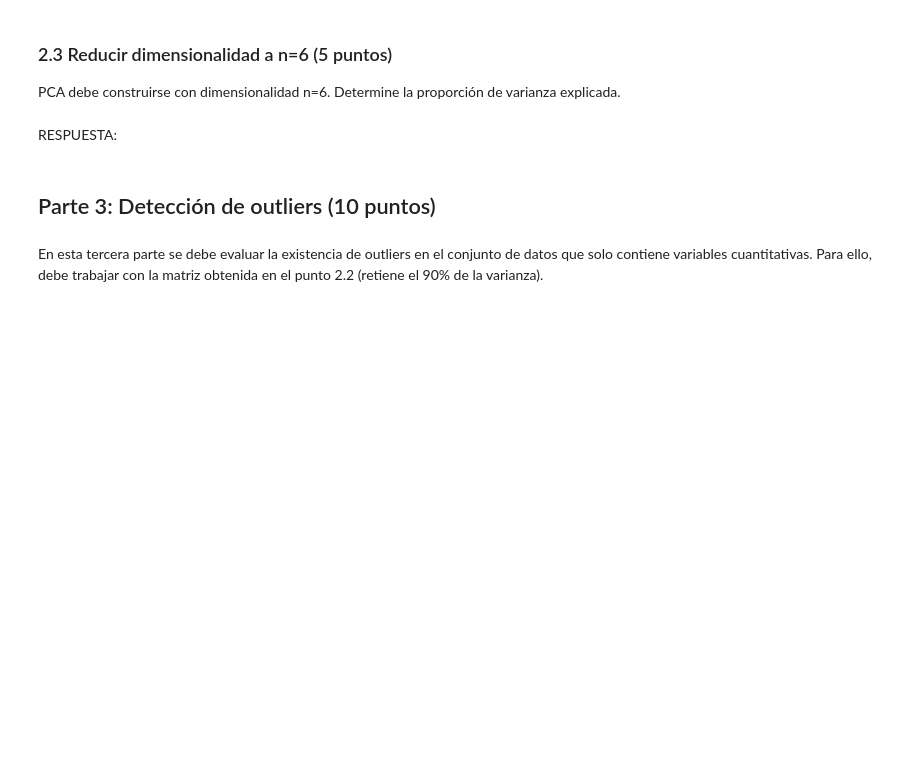
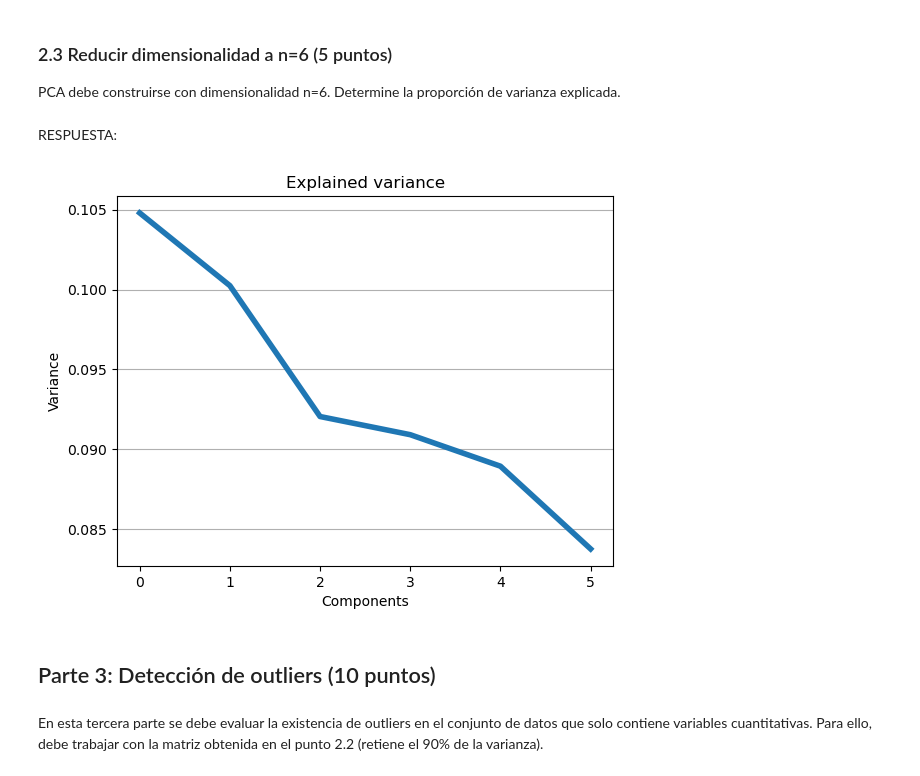
Before and after one commit to pedrozavalat/iic2433-tareas, a Jupyter notebook: t1/T1-IIC2433-PedroPabloZavalaTejos.ipynb, the cells around one changed output. Cells and saved outputs as stored; diff of their text form; code cells hidden in the pictures; blank space fills up the shorter version.

```diff
--- a/t1/T1-IIC2433-PedroPabloZavalaTejos.ipynb
+++ b/t1/T1-IIC2433-PedroPabloZavalaTejos.ipynb
@@ -338,8 +338,7 @@ X_.shape
 # %% [output]
 (2000, 14)
 # %%
-from sklearn.decomposition import PCA
-pca = PCA(n_components = 14) # La cantidad de componentes sera la minima entre 14 y 2000 --> 14
+pca = decomposition.PCA(n_components = 14) # La cantidad de componentes sera la minima entre 14 y 2000 --> 14
 pca.fit(X_)
 # %% [output]
 PCA(n_components=14)
@@ -383,6 +382,12 @@ Se necesitan 11 componentes necesarios para reducir la dimensionalidad sin perde
 PCA debe construirse con dimensionalidad n=6. Determine la proporción de varianza explicada.
 # %% [markdown]
 RESPUESTA:
+# %%
+pca_2 = decomposition.PCA(n_components = 6)
+pca_2.fit(X_)
+plot_var_curve(pca_2.explained_variance_ratio_)
+# %% [output]
+[figure, added]
 # %% [markdown]
 ## Parte 3: Detección de outliers (10 puntos)
 # %% [markdown]
```
Also changed, not shown: parts of 1 cell of this notebook.
